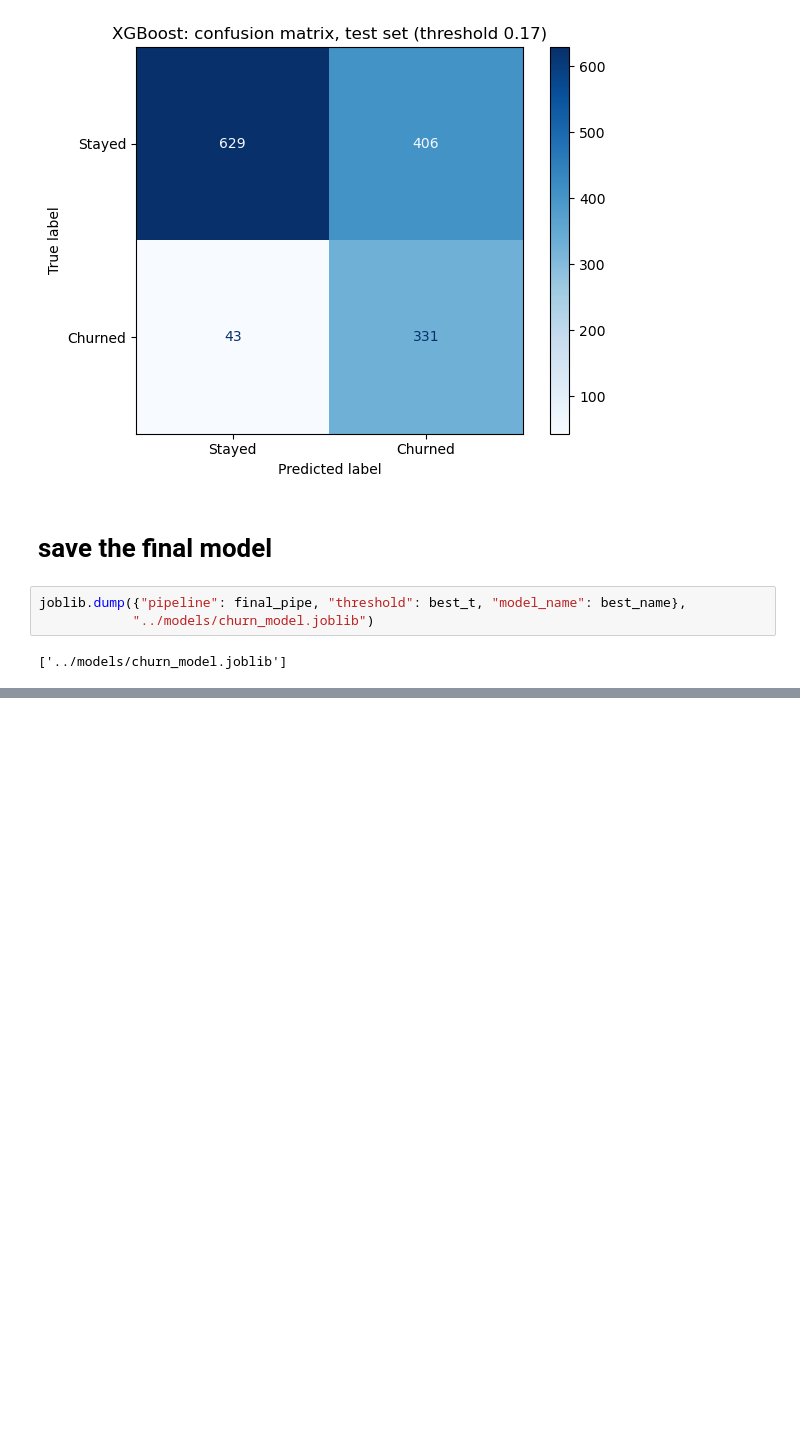
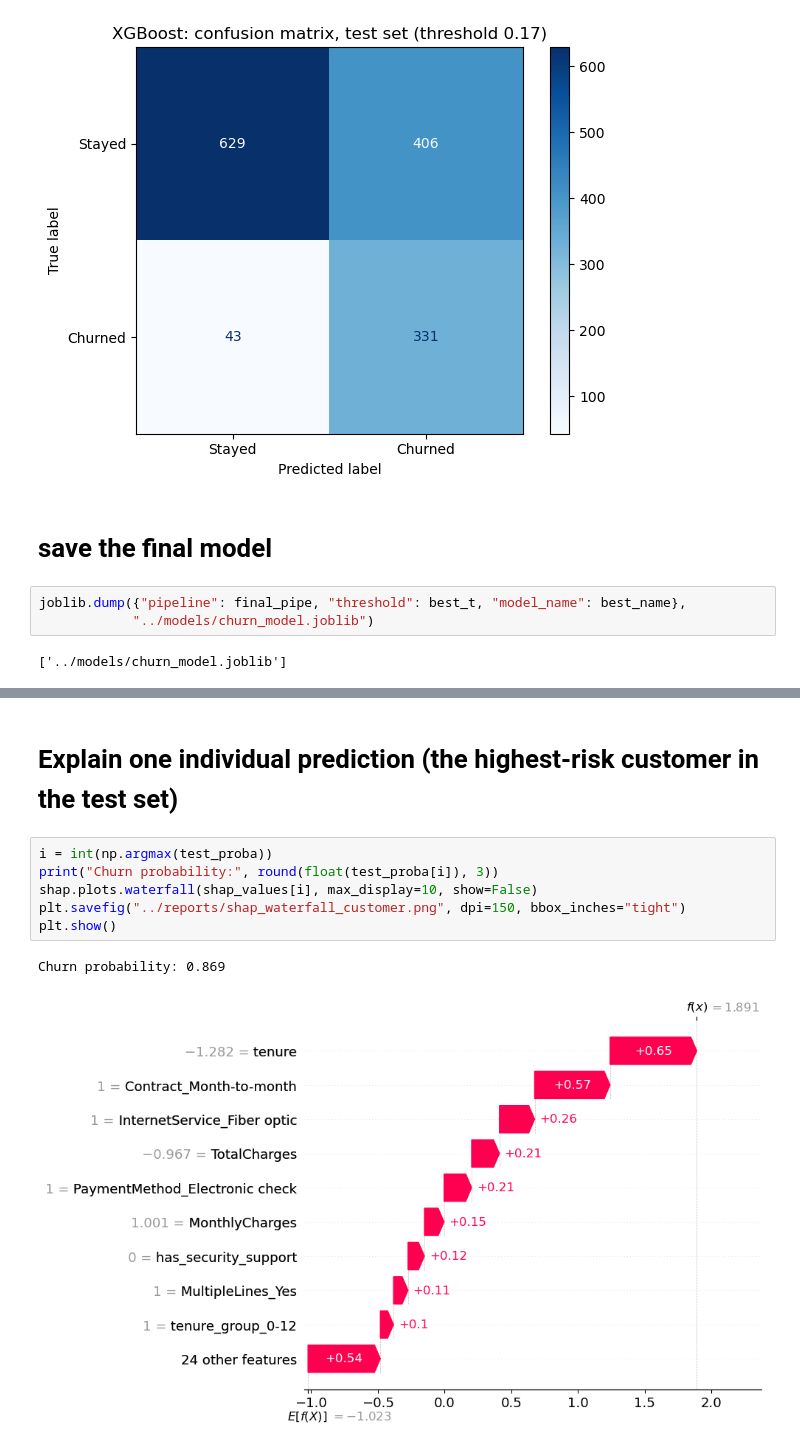
Before and after one commit to mzainnasir010/customer-churn-prediction, a Jupyter notebook: notebooks/05_modelling.ipynb, the cells around one changed output, grey strips where cells are left out. Drawn from its saved outputs; the diff is of its cells as text; blank space fills up the shorter version.

```diff
--- a/notebooks/05_modelling.ipynb
+++ b/notebooks/05_modelling.ipynb
@@ -312,0 +357,11 @@ joblib.dump({"pipeline": final_pipe, "threshold": best_t, "model_name": best_nam
+# %% [markdown]
+# Explain one individual prediction (the highest-risk customer in the test set)
+# %%
+i = int(np.argmax(test_proba))
+print("Churn probability:", round(float(test_proba[i]), 3))
+shap.plots.waterfall(shap_values[i], max_display=10, show=False)
+plt.savefig("../reports/shap_waterfall_customer.png", dpi=150, bbox_inches="tight")
+plt.show()
+# %% [output]
+Churn probability: 0.869
+[figure, added]
```
Also changed, not shown: parts of 6 cells of this notebook, 4 other files.
